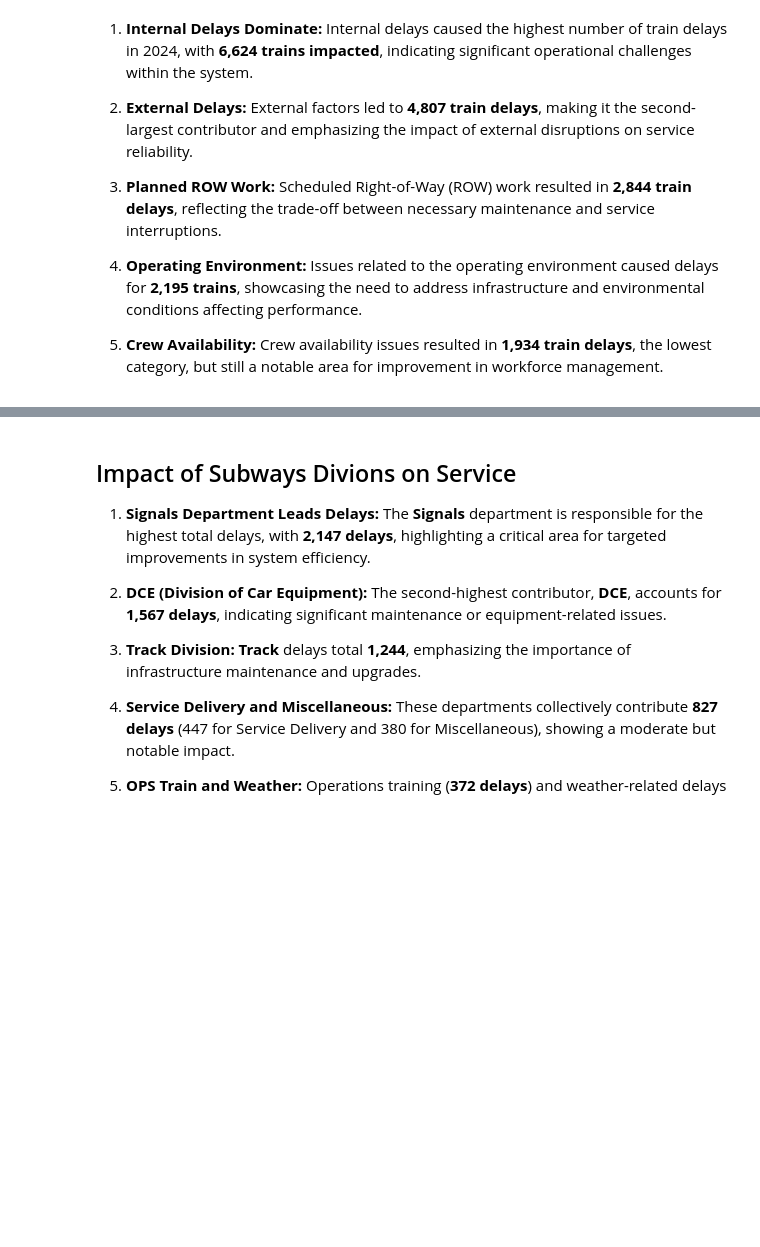
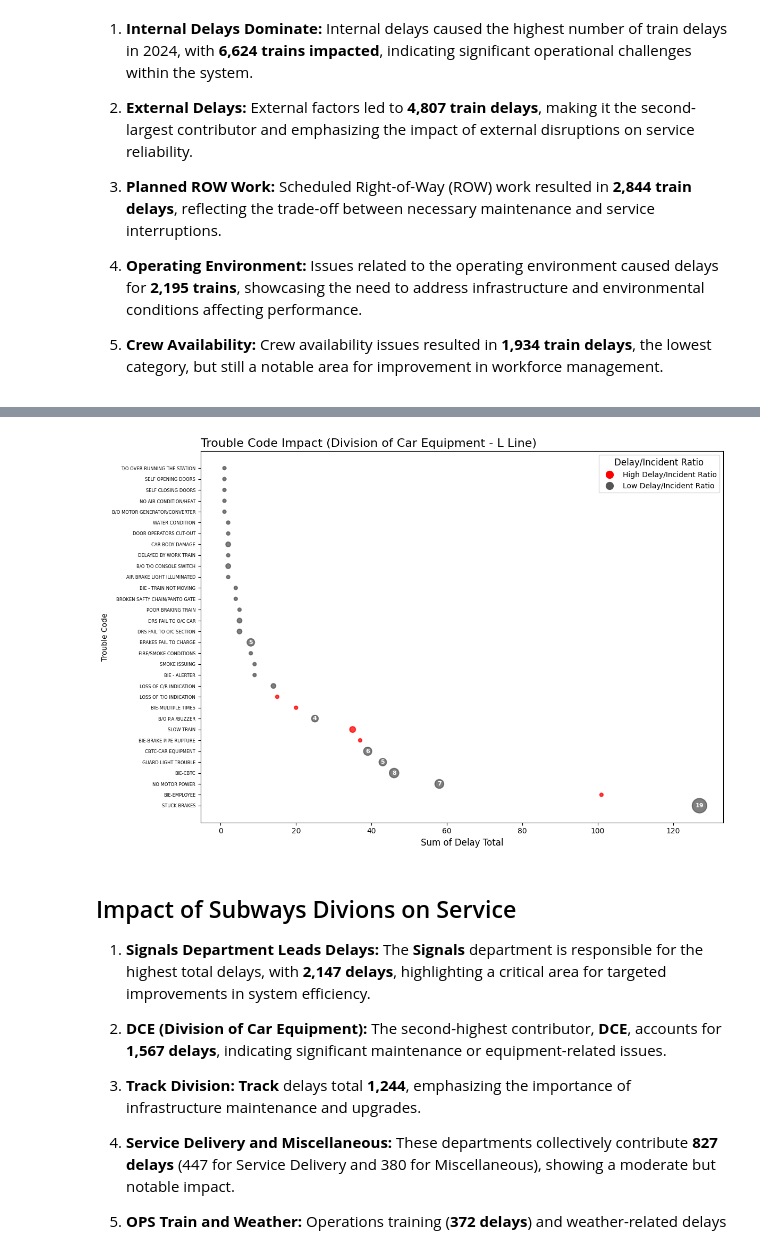
Before and after one commit to hawa1983/SD, a Jupyter notebook: 2024_L_Line_Review.ipynb, the cells around one changed output, grey strips where cells are left out. Saved outputs shown, nothing was run; the diff lists cells and outputs as text; code cells hidden in the pictures; blank space fills up the shorter version.

```diff
--- a/2024_L_Line_Review.ipynb
+++ b/2024_L_Line_Review.ipynb
@@ -1493,16 +862,16 @@ import pandas as pd
 import matplotlib.pyplot as plt
 from matplotlib.lines import Line2D
 
-# Read the file
-data = pd.read_csv(file_path)
+# # Read the file
+# data = pd.read_csv(file_path)
 
-# Ensure 'Date' column is in datetime format
-data['Date'] = pd.to_datetime(data['Date'], errors='coerce')
+# # Ensure 'Date' column is in datetime format
+# data['Date'] = pd.to_datetime(data['Date'], errors='coerce')
 
 # ----------------------------------------------
 
 charge_department = 'Division of Car Equipment'
-delay_type = 'Internal'
+# delay_type = 'Internal'
 
 # Filter the data for the specified conditions
 filtered_data = data[
@@ -1554,33 +923,35 @@ for i, row in trouble_code_summary.iterrows():
             row['Delay_Total'],  # X position
             row['Trouble Code'], # Y position
             str(row['Trouble_Count']),  # Annotation text
             fontsize=8,
             ha='center',
             va='center',
             color='white' if row['Delay_Ratio'] > threshold_ratio else 'white',
             weight='bold'
         )
 
 # Add title and axis labels
 plt.title(f'Trouble Code Impact ({charge_department} - {train_line} Line)', fontsize=16, loc='left')
 plt.xlabel('Sum of Delay Total', fontsize=12)
 plt.ylabel('Trouble Code', fontsize=10)
 
 # Reduce y-tick mark font size
 plt.yticks(fontsize=6)
 
 # Add legend
 legend_elements = [
     Line2D([0], [0], marker='o', color='white', label='High Delay/Incident Ratio', markerfacecolor='#ff0000', markeredgecolor='#ff0000', markersize=10),
     Line2D([0], [0], marker='o', color='white', label='Low Delay/Incident Ratio', markerfacecolor='#555555', markeredgecolor='#555555', markersize=10)
 ]
 plt.legend(handles=legend_elements, title='Delay/Incident Ratio', loc='upper right', fontsize=10, title_fontsize=12)
 
 # Adjust layout for better spacing
 plt.tight_layout()
 
 # Show the plot
 plt.show()
+# %% [output]
+[figure, added]
 # %%
 import pandas as pd
 import matplotlib.pyplot as plt
```
Also changed, not shown: parts of 16 cells of this notebook.
